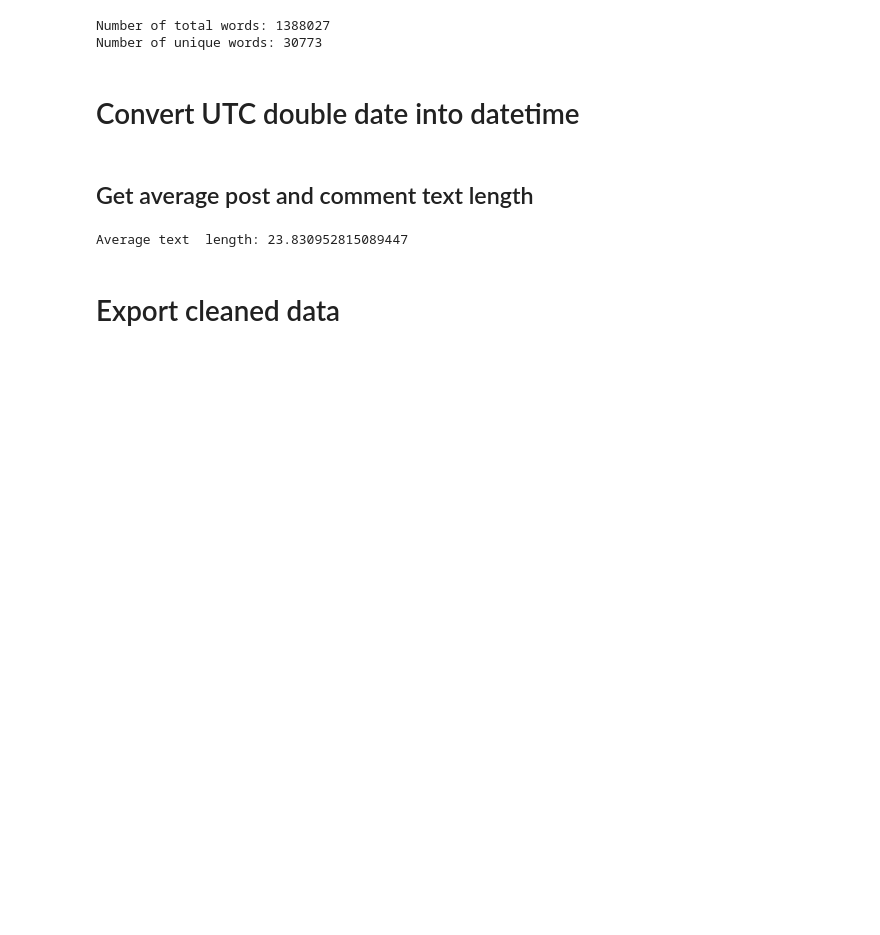
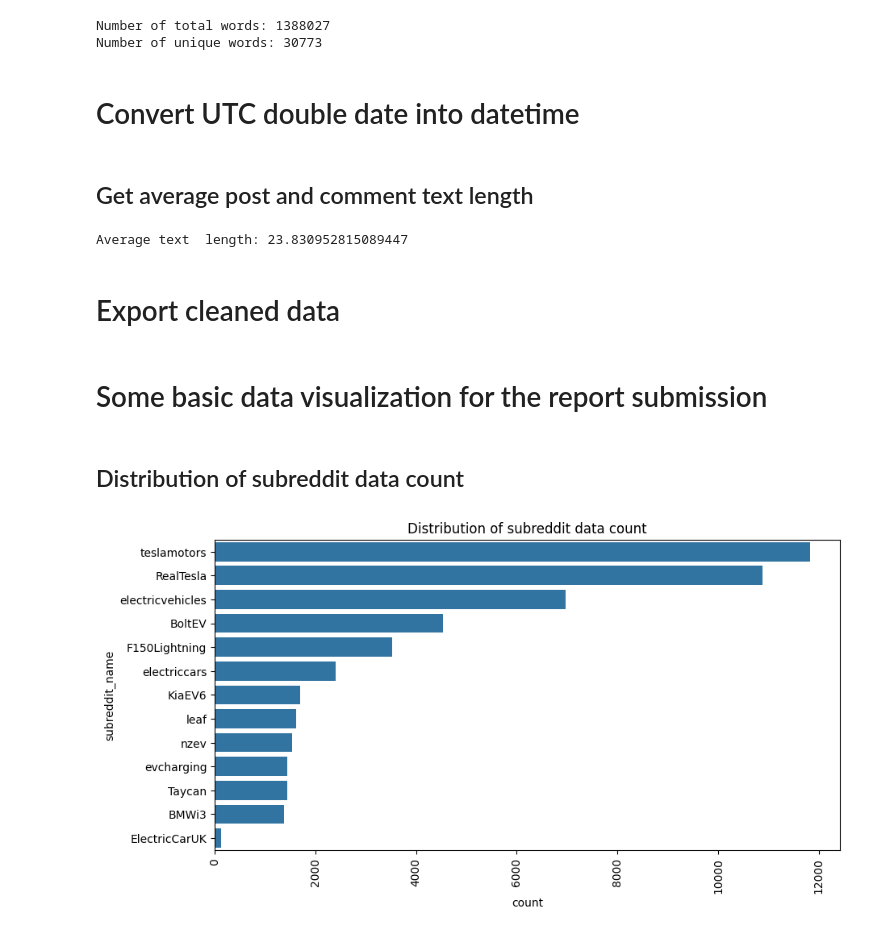
Before and after one commit to ao9000/SC4021-Project, a Jupyter notebook: data-preprocessing-for-solr.ipynb, the cells around one changed output. Cells and saved outputs as stored; diff of their text form; code cells hidden in the pictures; blank space fills up the shorter version.

Commit message:
Added basic data visualization for report

```diff
--- a/data-preprocessing-for-solr.ipynb
+++ b/data-preprocessing-for-solr.ipynb
@@ -440,3 +440,20 @@ Average text  length: 23.830952815089447
 # %%
 # Export to csv
 merged_df.to_csv(f'{data_dir}/cleaned_combined_data.csv', index=False)
+# %% [markdown]
+# Some basic data visualization for the report submission
+# %% [markdown]
+## Distribution of subreddit data count
+# %%
+import matplotlib.pyplot as plt
+import seaborn as sns
+
+# Plot chart for distribution of subreddit data count
+plt.figure(figsize=(10, 5))
+# Plot horizontal bar chart
+sns.countplot(y='subreddit_name', data=merged_df, order=merged_df['subreddit_name'].value_counts().index)
+plt.xticks(rotation=90)
+plt.title('Distribution of records')
+plt.show()
+# %% [output]
+[figure, added]
```
Also changed, not shown: parts of 4 cells of this notebook.
